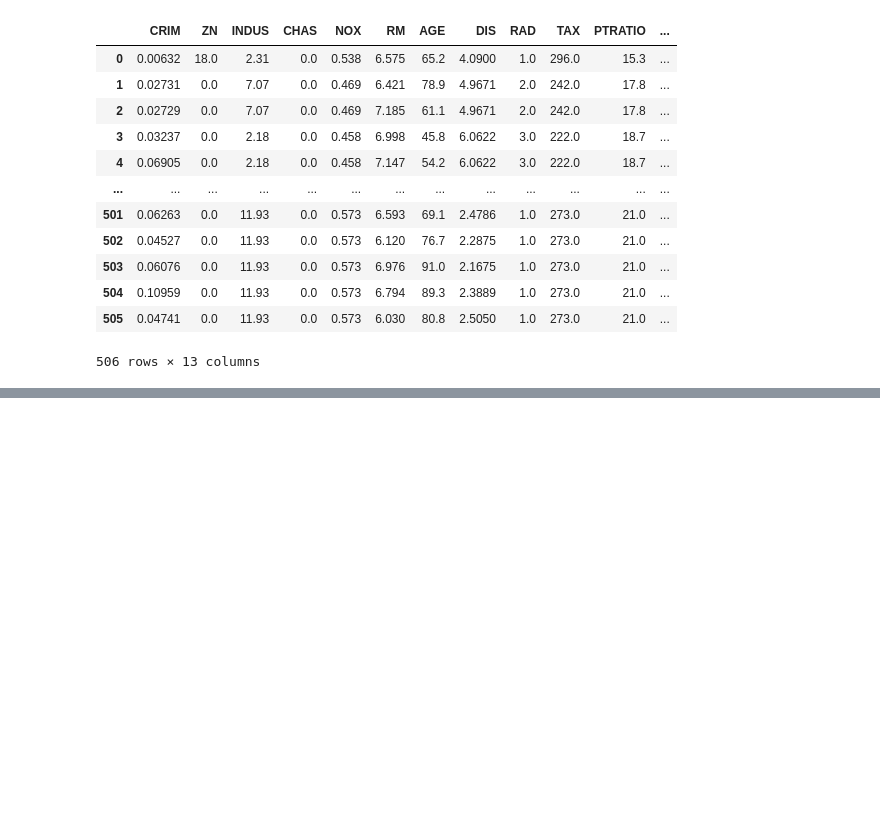
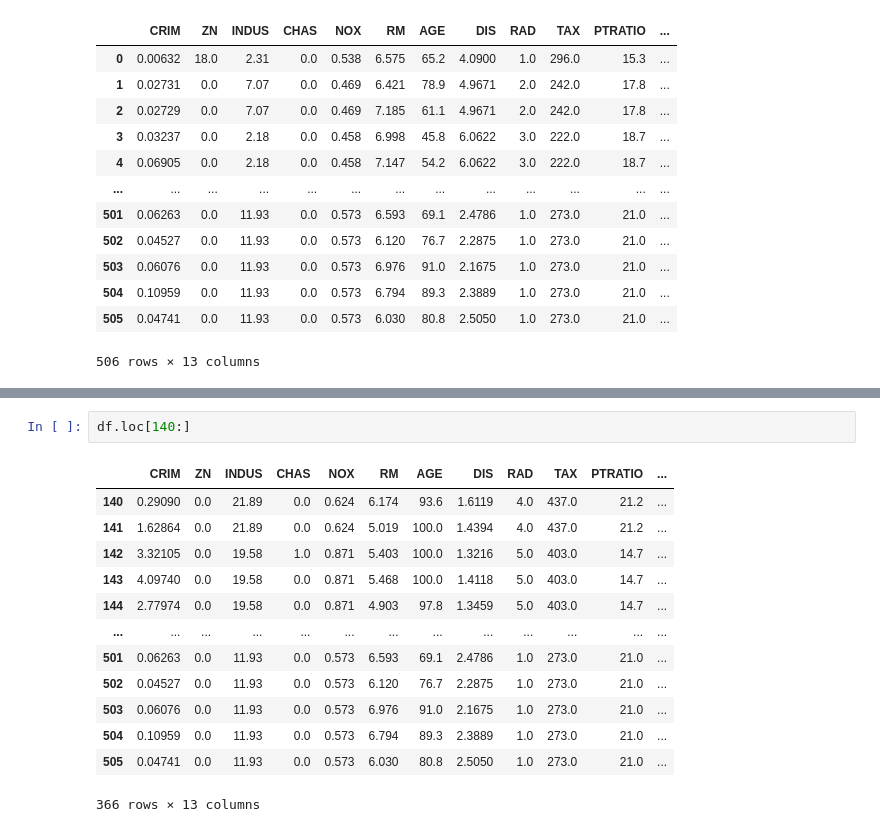
Before and after one commit to A2Eweb/WWCodeDataScience, a Jupyter notebook: Copy_of_Mini_DSBootcamp_Part1.ipynb, the cells around one changed output, grey strips where cells are left out. Cells and saved outputs as stored; diff of their text form; blank space fills up the shorter version.

```diff
--- a/Copy_of_Mini_DSBootcamp_Part1.ipynb
+++ b/Copy_of_Mini_DSBootcamp_Part1.ipynb
@@ -934,0 +988,16 @@ df
+# %%
+df.loc[140:]
+# %% [output]
+|  | CRIM | ZN | INDUS | CHAS | NOX | RM | AGE | DIS | RAD | TAX | PTRATIO | ... |
+| 140 | 0.29090 | 0.0 | 21.89 | 0.0 | 0.624 | 6.174 | 93.6 | 1.6119 | 4.0 | 437.0 | 21.2 | ... |
+| 141 | 1.62864 | 0.0 | 21.89 | 0.0 | 0.624 | 5.019 | 100.0 | 1.4394 | 4.0 | 437.0 | 21.2 | ... |
+| 142 | 3.32105 | 0.0 | 19.58 | 1.0 | 0.871 | 5.403 | 100.0 | 1.3216 | 5.0 | 403.0 | 14.7 | ... |
+| 143 | 4.09740 | 0.0 | 19.58 | 0.0 | 0.871 | 5.468 | 100.0 | 1.4118 | 5.0 | 403.0 | 14.7 | ... |
+| 144 | 2.77974 | 0.0 | 19.58 | 0.0 | 0.871 | 4.903 | 97.8 | 1.3459 | 5.0 | 403.0 | 14.7 | ... |
+| ... | ... | ... | ... | ... | ... | ... | ... | ... | ... | ... | ... | ... |
+| 501 | 0.06263 | 0.0 | 11.93 | 0.0 | 0.573 | 6.593 | 69.1 | 2.4786 | 1.0 | 273.0 | 21.0 | ... |
+| 502 | 0.04527 | 0.0 | 11.93 | 0.0 | 0.573 | 6.120 | 76.7 | 2.2875 | 1.0 | 273.0 | 21.0 | ... |
+| 503 | 0.06076 | 0.0 | 11.93 | 0.0 | 0.573 | 6.976 | 91.0 | 2.1675 | 1.0 | 273.0 | 21.0 | ... |
+| 504 | 0.10959 | 0.0 | 11.93 | 0.0 | 0.573 | 6.794 | 89.3 | 2.3889 | 1.0 | 273.0 | 21.0 | ... |
+| 505 | 0.04741 | 0.0 | 11.93 | 0.0 | 0.573 | 6.030 | 80.8 | 2.5050 | 1.0 | 273.0 | 21.0 | ... |
+366 rows × 13 columns
```
Also changed, not shown: parts of 9 cells of this notebook.
